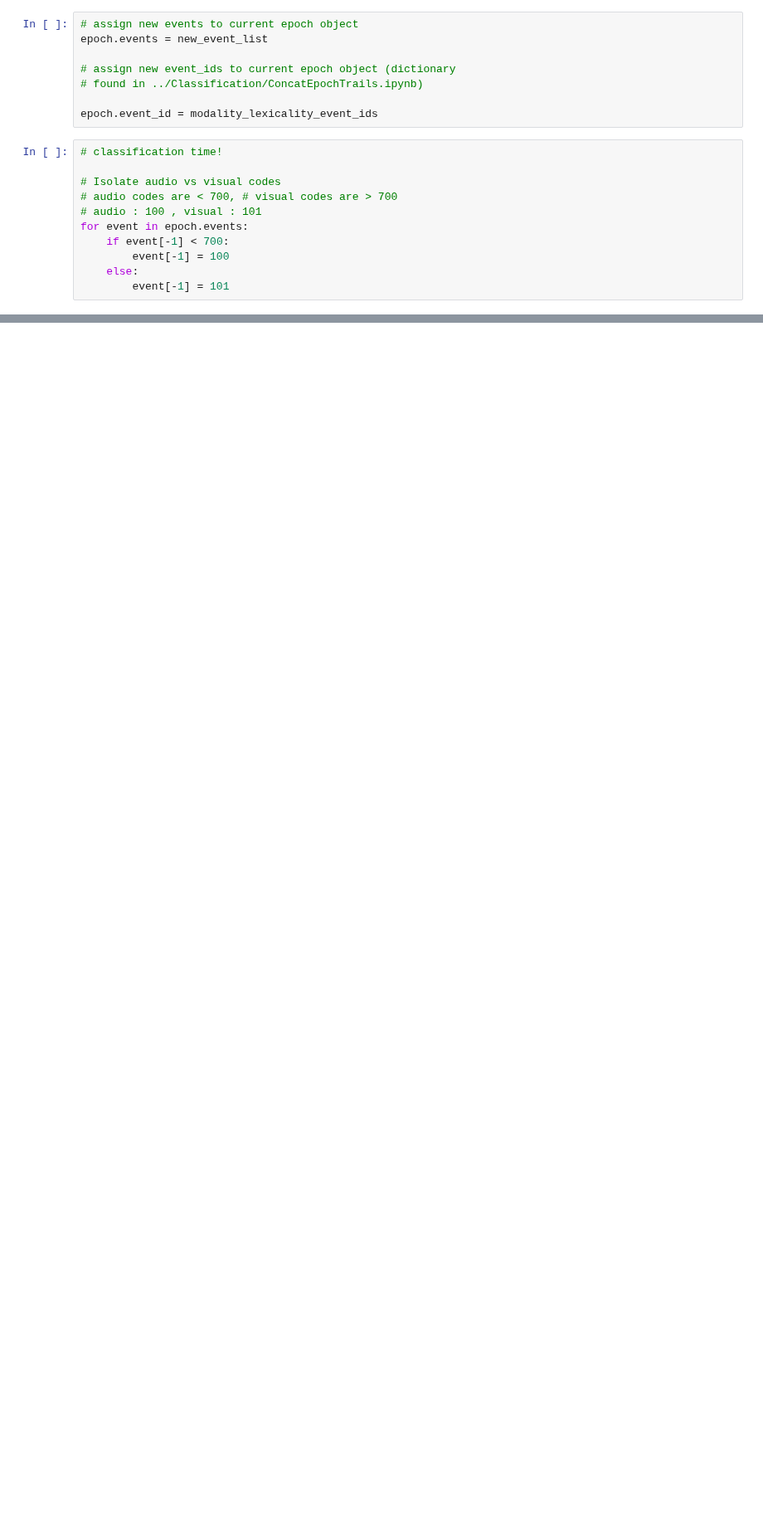
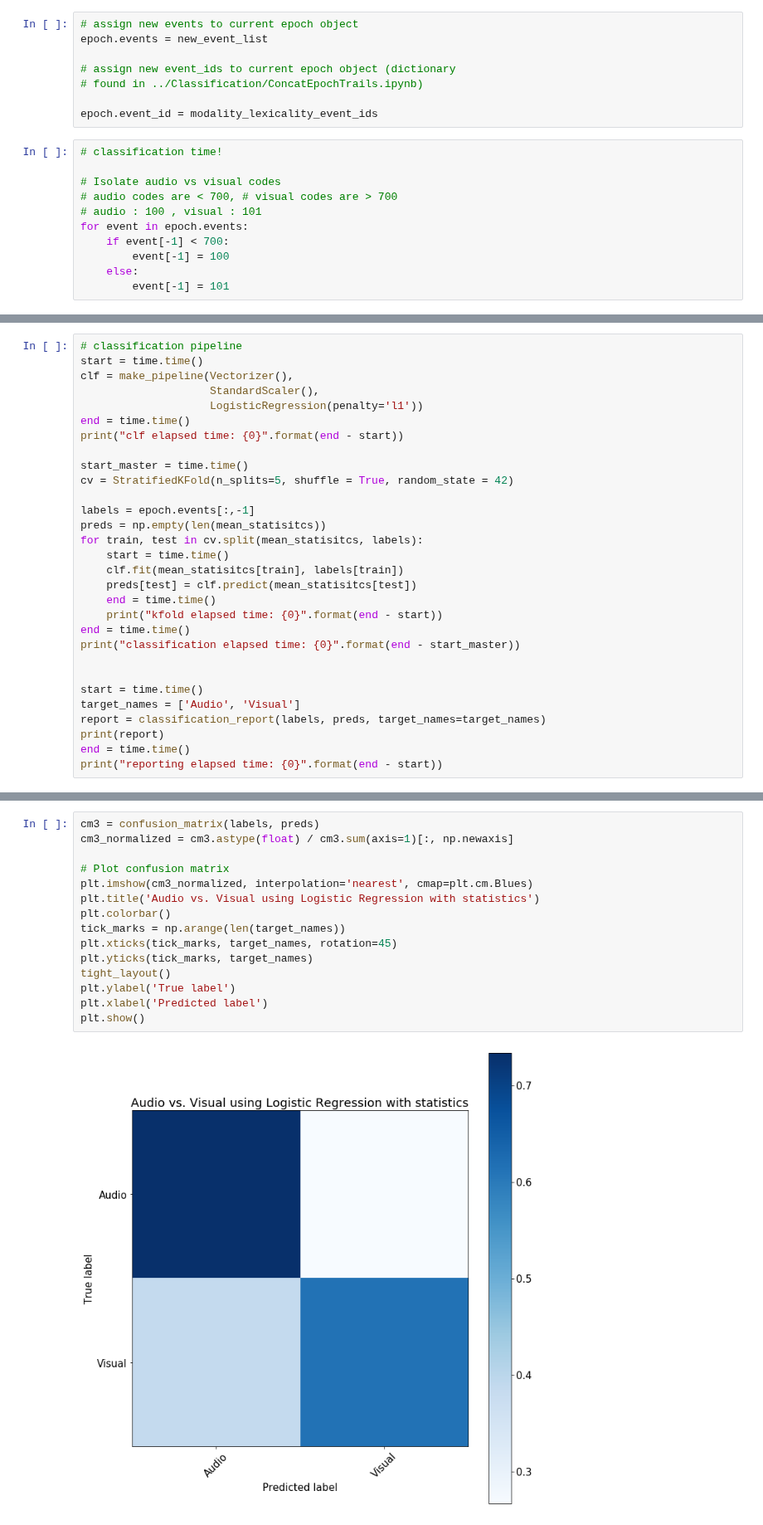
Before and after one commit to edrias/seniorprojecteeg, a Jupyter notebook: Classification/VisualVsAudio.ipynb, the cells around one changed output, grey strips where cells are left out. Shown at 83% size. Cells and saved outputs as stored; diff of their text form; blank space fills up the shorter version.

```diff
--- a/Classification/VisualVsAudio.ipynb
+++ b/Classification/VisualVsAudio.ipynb
@@ -97,0 +235,30 @@ epoch._data.shape
+# %%
+# classification pipeline
+start = time.time()
+clf = make_pipeline(Vectorizer(),
+                    StandardScaler(),
+                    LogisticRegression(penalty='l1'))
+end = time.time()
+print("clf elapsed time: {0}".format(end - start))
+
+start_master = time.time()
+cv = StratifiedKFold(n_splits=5, shuffle = True, random_state = 42)
+
+labels = epoch.events[:,-1]
+preds = np.empty(len(mean_statisitcs))
+for train, test in cv.split(mean_statisitcs, labels):
+    start = time.time()
+    clf.fit(mean_statisitcs[train], labels[train])
+    preds[test] = clf.predict(mean_statisitcs[test])
+    end = time.time()
+    print("kfold elapsed time: {0}".format(end - start))
+end = time.time()
+print("classification elapsed time: {0}".format(end - start_master))
+
+
+start = time.time()
+target_names = ['Audio', 'Visual']
+report = classification_report(labels, preds, target_names=target_names)
+print(report)
+end = time.time()
+print("reporting elapsed time: {0}".format(end - start))
@@ -97,0 +281,17 @@ epoch._data.shape
+# %%
+cm3 = confusion_matrix(labels, preds)
+cm3_normalized = cm3.astype(float) / cm3.sum(axis=1)[:, np.newaxis]
+
+# Plot confusion matrix
+plt.imshow(cm3_normalized, interpolation='nearest', cmap=plt.cm.Blues)
+plt.title('Audio vs. Visual using Logistic Regression with statistics')
+plt.colorbar()
+tick_marks = np.arange(len(target_names))
+plt.xticks(tick_marks, target_names, rotation=45)
+plt.yticks(tick_marks, target_names)
+tight_layout()
+plt.ylabel('True label')
+plt.xlabel('Predicted label')
+plt.show()
+# %% [output]
+[figure, added]
```
Also changed, not shown: parts of 41 cells of this notebook.
